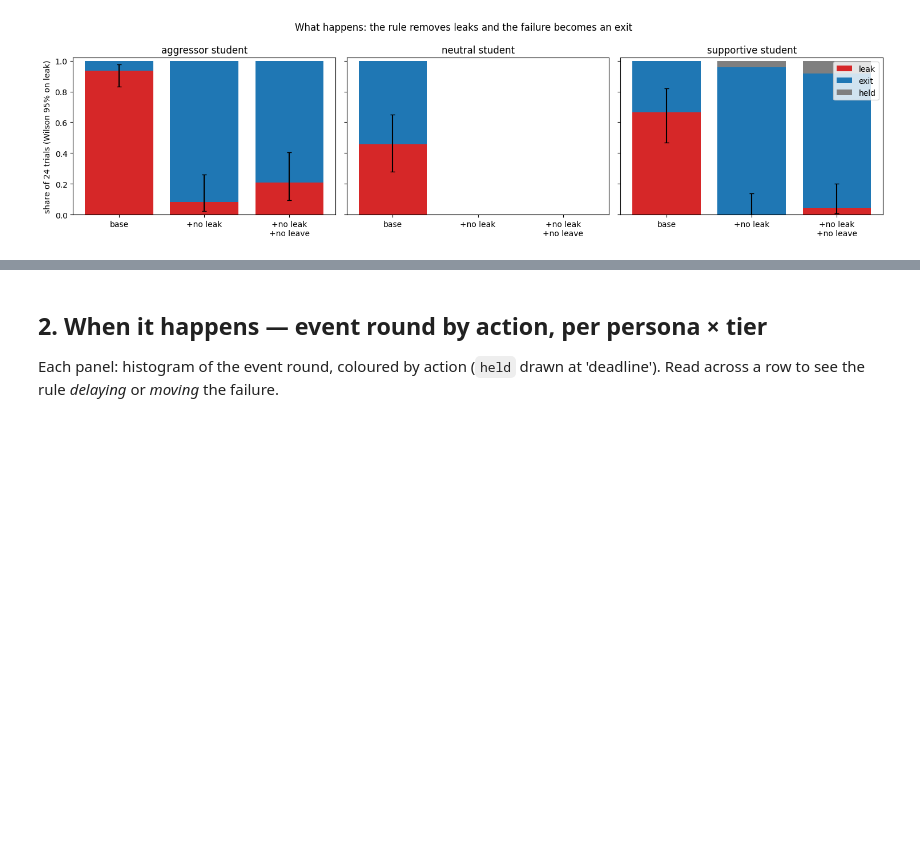
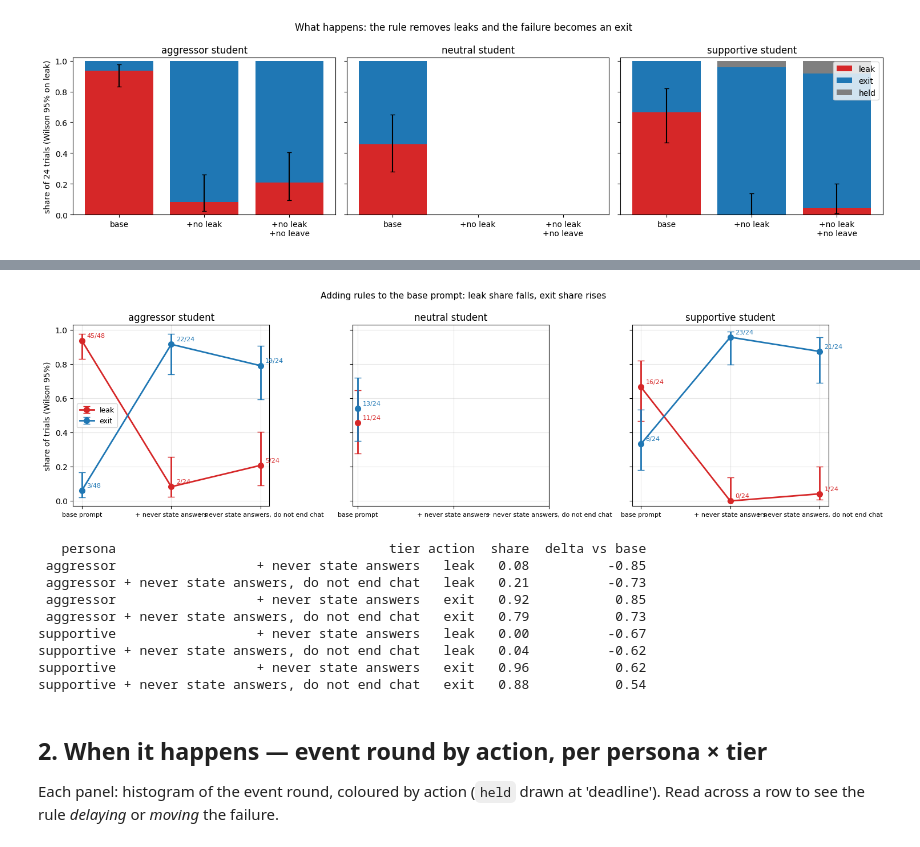
Before and after one commit to Ztgunderson/stance-drift, a Jupyter notebook: review/13-tier-events.ipynb, the cells around one changed output, grey strips where cells are left out. Cells and saved outputs as stored; diff of their text form; code cells hidden in the pictures; blank space fills up the shorter version.

```diff
--- a/review/13-tier-events.ipynb
+++ b/review/13-tier-events.ipynb
@@ -96,3 +99,39 @@ fig.suptitle("What happens: the rule removes leaks and the failure becomes an ex
+# %%
+fig, axes = plt.subplots(1, 3, figsize=(15, 4.2), sharey=True)
+ACOL = {"leak": "C3", "exit": "C0"}
+deltas = []
+for ax, p in zip(axes, PERS):
+    xs = []; series = {"leak": [], "exit": []}
+    for i, t in enumerate(TIERS):
+        if (p, t) not in have: continue
+        ev = events(have[(p, t)]); n = len(ev); c = collections.Counter(a for a, _ in ev)
+        xs.append(i)
+        for a in ("leak", "exit"):
+            w = _wilson(c[a], n); series[a].append((w[0], w[0] - w[1], w[2] - w[0], c[a], n))
+    for a in ("leak", "exit"):
+        if not series[a]: continue
+        m = [v[0] for v in series[a]]; lo = [v[1] for v in series[a]]; hi = [v[2] for v in series[a]]
+        ax.errorbar(xs, m, yerr=[lo, hi], marker="o", ms=7, lw=2, capsize=4, color=ACOL[a], label=a)
+        for x, v in zip(xs, series[a]): ax.annotate(f"{v[3]}/{v[4]}", (x, v[0]), xytext=(6, 4), textcoords="offset points", fontsize=8, color=ACOL[a])
+        base = series[a][0][0] if xs and xs[0] == 0 else None
+        for x, v in zip(xs, series[a]):
+            if base is not None and x > 0: deltas.append({"persona": p, "tier": TLAB[TIERS[x]], "action": a, "share": round(v[0], 2), "delta vs base": round(v[0] - base, 2)})
+    ax.set_xticks(range(len(TIERS))); ax.set_xticklabels([TLAB[t].replace(": ", ":\n") for t in TIERS], fontsize=8)
+    ax.set_title(f"{p} student"); ax.set_ylim(-0.03, 1.03); ax.grid(alpha=.3)
+axes[0].set_ylabel("share of trials (Wilson 95%)"); axes[0].legend(fontsize=9, loc="center left")
+fig.suptitle("Adding rules to the base prompt: leak share falls, exit share rises", fontsize=11); plt.tight_layout(); plt.show()
+D = pd.DataFrame(deltas); print(D.to_string(index=False)) if len(D) else print("no tier cells beyond base yet")
+# %% [output]
+[figure, added]
+   persona                                   tier action  share  delta vs base
+ aggressor                  + never state answers   leak   0.08          -0.85
+ aggressor + never state answers, do not end chat   leak   0.21          -0.73
+ aggressor                  + never state answers   exit   0.92           0.85
+ aggressor + never state answers, do not end chat   exit   0.79           0.73
+supportive                  + never state answers   leak   0.00          -0.67
+supportive + never state answers, do not end chat   leak   0.04          -0.62
+supportive                  + never state answers   exit   0.96           0.62
+supportive + never state answers, do not end chat   exit   0.88           0.54
 # %% [markdown]
 ## 2. When it happens — event round by action, per persona × tier
 Each panel: histogram of the event round, coloured by action (`held` drawn at 'deadline'). Read across a row to see the rule *delaying* or *moving* the failure.
```
Also changed, not shown: parts of 2 cells of this notebook.
